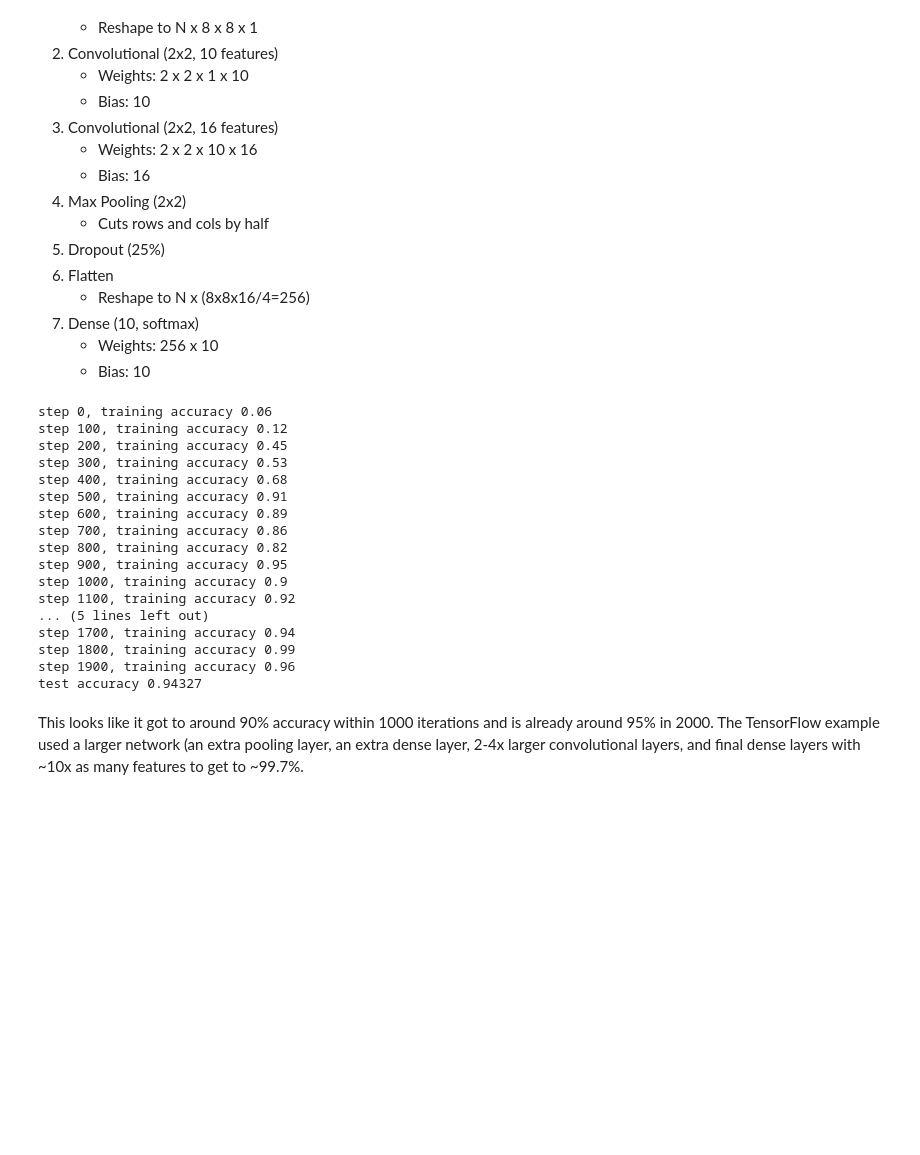
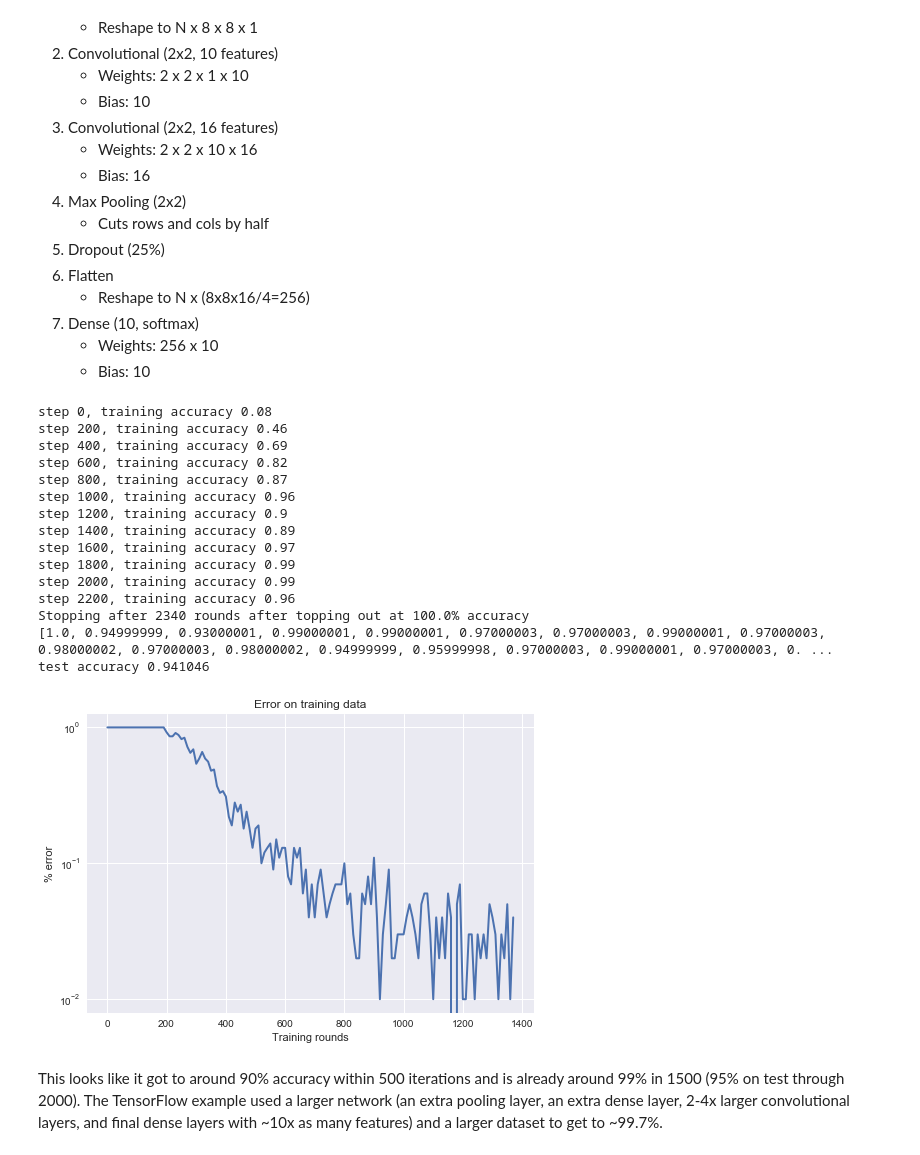
Before and after one commit to muneebalam/Practice, a Jupyter notebook: MNIST/CNN-TF.ipynb, the cells around one changed output. Drawn from its saved outputs; the diff is of its cells as text; code cells hidden in the pictures; blank space fills up the shorter version.

```diff
--- a/MNIST/CNN-TF.ipynb
+++ b/MNIST/CNN-TF.ipynb
@@ -113,42 +119,59 @@ y_conv = tf.matmul(h_pool2_flat, W_dense3) + b_dense3
 # %%
-cross_entropy = tf.reduce_mean(
-    tf.nn.softmax_cross_entropy_with_logits(labels=y_, logits=y_conv))
-train_step = tf.train.AdamOptimizer(1e-4).minimize(cross_entropy)
-correct_prediction = tf.equal(tf.argmax(y_conv, 1), tf.argmax(y_, 1))
-accuracy = tf.reduce_mean(tf.cast(correct_prediction, tf.float32))
-
+#This takes awhile without a GPU...
+patience = 20
+train_acc = [0] * patience
+runs = 0
 with tf.Session() as sess:
     sess.run(tf.global_variables_initializer())
-    for i in range(2000):
+    for i in range(20000):
         indices = np.random.randint(X_train.shape[0], size=100)
         batch_xs = X_train[indices, :]
         batch_ys = sess.run(tf.gather(y_train, indices))
         batch = [batch_xs, batch_ys]
-        if i % 100 == 0:
-            pass
+
+        if i % 20 == 0:
             train_accuracy = accuracy.eval(feed_dict={x: batch[0], y_: batch[1], keep_prob: 1.0})
-            print('step %d, training accuracy %g' % (i, train_accuracy))
+            if i % 200 == 0:
+                print('step %d, training accuracy %g' % (i, train_accuracy))
+
+            #Early stopping with patience as set above
+            train_acc.append(train_accuracy)
+            if train_acc[-1 * patience - 1] > max(train_acc[-1 * patience:]):
+                print('Stopping after {0:d} rounds after topping out at {1:.1f}% accuracy'.format(
+                    i, 100 * train_acc[-1 * patience - 1]))
+                print(train_acc[-1 * patience - 1:])
+                runs = i
+                break
         train_step.run(feed_dict={x: batch[0], y_: batch[1], keep_prob: 0.5})
+    saver = tf.train.Saver()
+    saver.save(sess, 'cnn-tf_model',global_step=3760)
 
     print('test accuracy %g' % accuracy.eval(feed_dict={
         x: X_test, y_: sess.run(y_test), keep_prob: 1.0}))
 # %% [output]
-step 0, training accuracy 0.06
-step 100, training accuracy 0.12
-step 200, training accuracy 0.45
-step 300, training accuracy 0.53
-step 400, training accuracy 0.68
-step 500, training accuracy 0.91
-step 600, training accuracy 0.89
-step 700, training accuracy 0.86
-step 800, training accuracy 0.82
-step 900, training accuracy 0.95
-step 1000, training accuracy 0.9
-step 1100, training accuracy 0.92
-... (5 lines left out)
-step 1700, training accuracy 0.94
+step 0, training accuracy 0.08
+step 200, training accuracy 0.46
+step 400, training accuracy 0.69
+step 600, training accuracy 0.82
+step 800, training accuracy 0.87
+step 1000, training accuracy 0.96
+step 1200, training accuracy 0.9
+step 1400, training accuracy 0.89
+step 1600, training accuracy 0.97
 step 1800, training accuracy 0.99
-step 1900, training accuracy 0.96
-test accuracy 0.94327
+step 2000, training accuracy 0.99
+step 2200, training accuracy 0.96
+Stopping after 2340 rounds after topping out at 100.0% accuracy
+[1.0, 0.94999999, 0.93000001, 0.99000001, 0.99000001, 0.97000003, 0.97000003, 0.99000001, 0.97000003, 0.98000002, 0.97000003, 0.98000002, 0.94999999, 0.95999998, 0.97000003, 0.99000001, 0.97000003, 0. ...
+test accuracy 0.941046
+# %%
+import seaborn as sns
+plt.plot([x*10 for x in range(len(train_acc))], [1 - x for x in train_acc], lw=2)
+plt.title('Error on training data')
+plt.xlabel('Training rounds')
+plt.ylabel('% error')
+plt.gca().set_yscale("log", nonposy='clip')
+# %% [output]
+[figure, added]
 # %% [markdown]
-This looks like it got to around 90% accuracy within 1000 iterations and is already around 95% in 2000. The TensorFlow example used a larger network (an extra pooling layer, an extra dense layer, 2-4x larger convolutional layers, and final dense layers with ~10x as many features to get to ~99.7%.
+This looks like it got to around 90% accuracy within 500 iterations and is already around 99% in 1500 (95% on test through 2000). The TensorFlow example used a larger network (an extra pooling layer, an extra dense layer, 2-4x larger convolutional layers, and final dense layers with ~10x as many features) and a larger dataset to get to ~99.7%.
```
Also changed, not shown: parts of 1 cell of this notebook.
